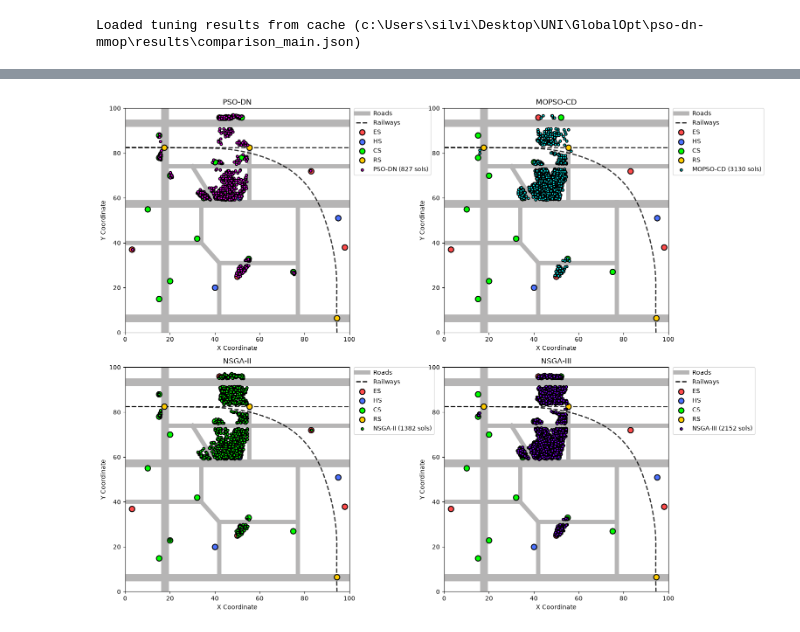
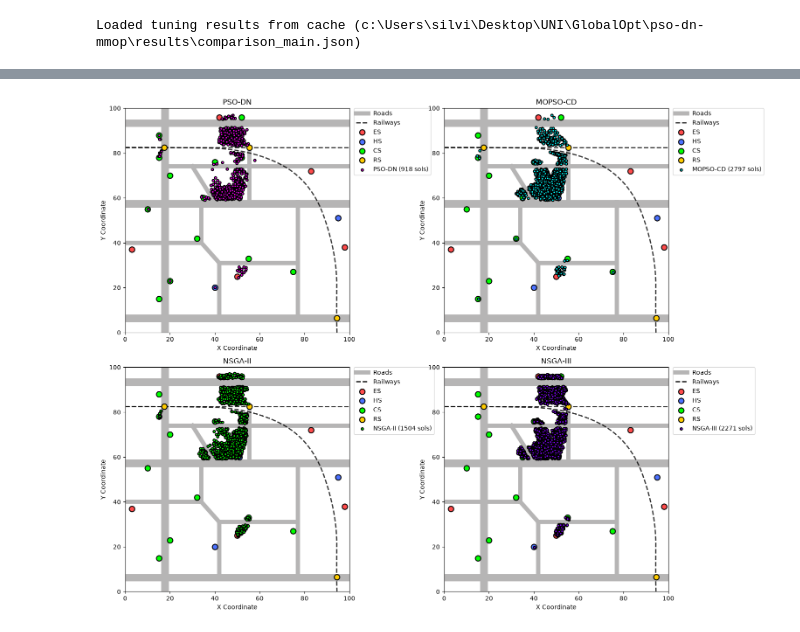
Before and after one commit to silviacalabretta/pso-dn-mmop, a Jupyter notebook: notebooks/comparative_analysis.ipynb, the cells around one changed output, grey strips where cells are left out. Cells and saved outputs as stored; diff of their text form; code cells hidden in the pictures.

```diff
--- a/notebooks/comparative_analysis.ipynb
+++ b/notebooks/comparative_analysis.ipynb
@@ -371,37 +438,3 @@ else:
     print(f"Loaded tuning results from cache ({MAIN_CACHE})")
 # %% [output]
 Loaded tuning results from cache (c:\Users\silvi\Desktop\UNI\GlobalOpt\pso-dn-mmop\results\comparison_main.json)
-# %%
-# ==========================================
-# Comparison Results: Summary Table
-# ==========================================
-print("=" * 110)
-print(f"{'Algorithm':<10} | {'Mean HV200':<13} | {'Std HV200':<11} | {'Mean HV400':<15} | {'Std HV400':<11} | {'Mean HVdyn':<13} | {'Std HVdyn':<11} | {'Mean Sols':<10} | {'Std Sols':<10}")
-print("-" * 110)
-
-for algo_name in algo_names:
-    m200 = np.mean(algo_hv200[algo_name])
-    s200 = np.std(algo_hv200[algo_name])
-    m400 = np.mean(algo_hv400[algo_name])
-    s400 = np.std(algo_hv400[algo_name])
-    mdyn = np.mean(algo_hvdyn[algo_name])
-    sdyn = np.std(algo_hvdyn[algo_name])
-    msol = np.mean(algo_nsols[algo_name])
-    ssol = np.std(algo_nsols[algo_name])
-    print(f"{algo_name:<10} | {m200:<13.4f} | {s200:<11.4f} | {m400:<15.4f} | {s400:<11.4f} | {mdyn:<13.4f} | {sdyn:<11.4f} | {msol:<10.1f} | {ssol:<10.2f}")
-
-# Boxplot comparison
-fig, axes = plt.subplots(1, 3, figsize=(18, 5))
-
-for ax, metric, title in zip(
-    axes,
-    [algo_hv200, algo_hv400, algo_hvdyn],
-    ["HV wrt [200,200,200,200]", "HV wrt [400,400,400,400]", "HV (dyn ref = 1.1 × max(F))"]
-):
-    ax.boxplot([metric[a] for a in algo_names], tick_labels=algo_names)
-    ax.set_title(title)
-    ax.set_ylabel("Hypervolume")
-    ax.grid(axis='y', linestyle='--', alpha=0.7)
-
-plt.tight_layout()
-plt.show()
@@ -417,21 +480,20 @@ NSGA-III   | 1563462534.0329 | 1394677.9026 | 25399268888.2315 | 12917739.9390 |
 # %%
-# 4-panel map visualization (last run of each algorithm)
-# Solutions are only available if FORCE_RECOMPUTE was True
+# solutions map visualization
 if any(len(v) > 0 for v in algo_X.values()):
-    last_run_X = [algo_X[a][-1] for a in algo_names]
+    last_run_X = [algo_X[a][1] for a in algo_names]
     fig, axes = plt.subplots(2, 2, figsize=(15, 12))
     colors = ["#ff00ff", "#00ffff", "#00ff00", "#8400ff"]
     for ax, X, name, color in zip(axes.flatten(), last_run_X, algo_names, colors):
         if len(X) > 0:
             plot_city_map_with_solutions(
                 facilities, infrastructure, map_styles,
                 X, label=f"{name} ({len(X)} sols)",
                 color=color, marker="o", size=15, ax=ax
             )
         ax.set_title(name)
     plt.tight_layout()
     plt.show()
 else:
     print("Solution arrays not available.")
 # %% [output]
-[figure, old version]
+[figure, new version]
```
Also changed, not shown: parts of 25 cells of this notebook, 7 other files.
